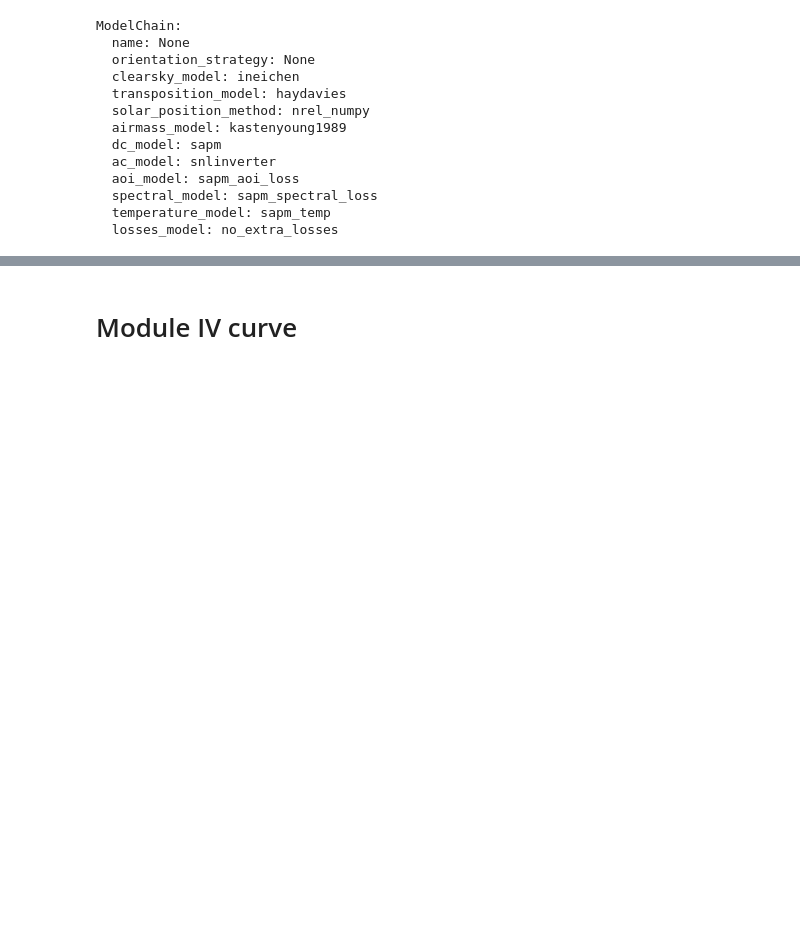
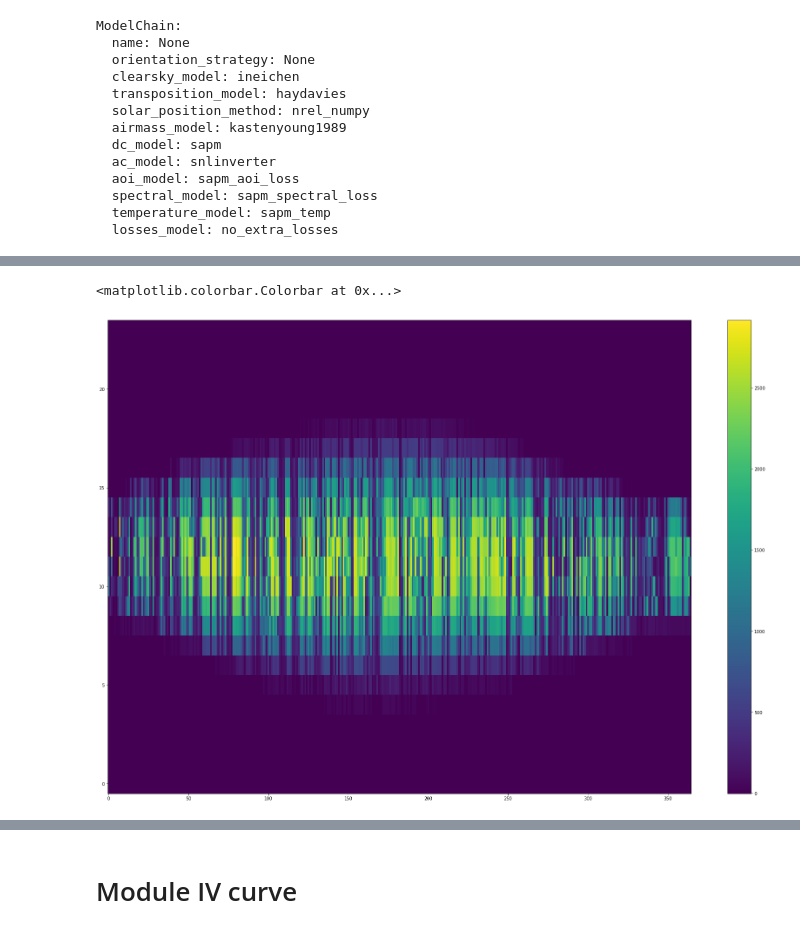
Before and after one commit to EricDuminil/inselpy, a Jupyter notebook: PVLib Example.ipynb, the cells around one changed output, grey strips where cells are left out. Drawn from its saved outputs; the diff is of its cells as text; code cells hidden in the pictures; blank space fills up the shorter version.

```diff
--- a/PVLib Example.ipynb
+++ b/PVLib Example.ipynb
@@ -76,0 +132,10 @@ dtype: float64
+# %%
+plt.figure(figsize=(30, 20))
+plt.imshow(mc.ac.values.reshape(-1,24).T,
+           aspect='auto',
+           origin='lower'
+          )
+plt.colorbar()
+# %% [output]
+<matplotlib.colorbar.Colorbar at 0x...>
+[figure, added]
```
Also changed, not shown: parts of 37 cells of this notebook, 2 other files.
